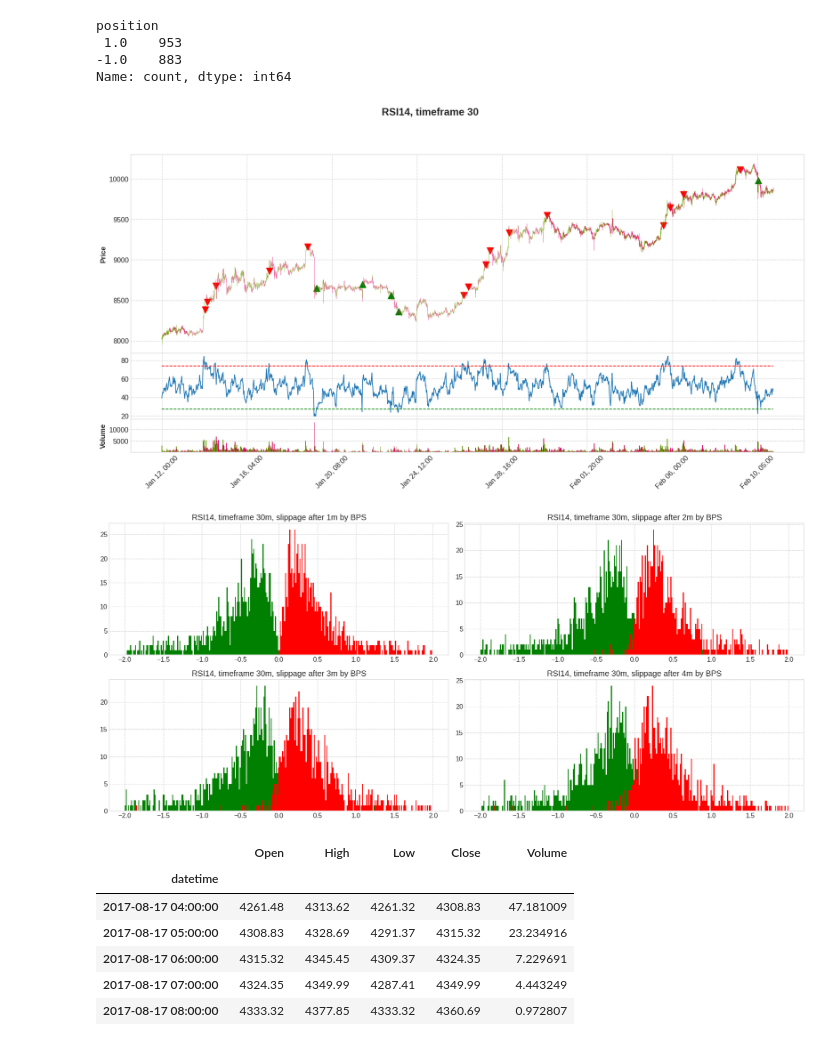
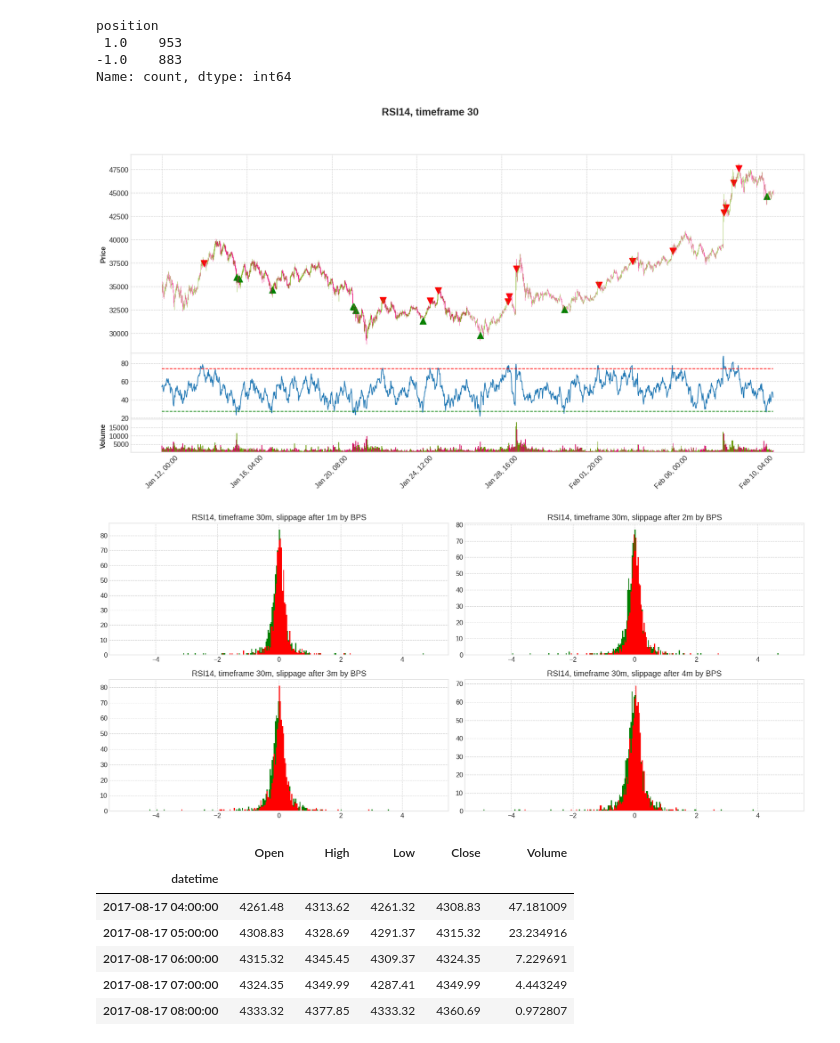
Before and after one commit to sharavsambuu/trading-cost-analysis, a Jupyter notebook: crypto_rsi_slippage.ipynb, the cells around one changed output. Cells and saved outputs as stored; diff of their text form; code cells hidden in the pictures.

```diff
--- a/crypto_rsi_slippage.ipynb
+++ b/crypto_rsi_slippage.ipynb
@@ -96,30 +96,30 @@ position
 -1.0    883
 Name: count, dtype: int64
 # %%
-plot_df = df["2020-01-12":"2020-02-10"].copy(deep=True)
+plot_df = df["2021-01-12":"2021-02-10"].copy(deep=True)
 
 plot_df['rsi_lower'     ] = rsi_lower
 plot_df['rsi_upper'     ] = rsi_upper
 plot_df['short_position'] = np.nan
 plot_df['long_position' ] = np.nan
 plot_df['short_position'] = plot_df[plot_df['position']==-1]['Close']
 plot_df['long_position' ] = plot_df[plot_df['position']== 1]['Close']
 
 apds = [
     mpf.make_addplot(plot_df['long_position' ], panel=0, type='scatter', markersize=120, marker='^', color='g'),
     mpf.make_addplot(plot_df['short_position'], panel=0, type='scatter', markersize=120, marker='v', color='r'),
     mpf.make_addplot(plot_df[f"rsi_{rsi_period}"], panel=1),
     mpf.make_addplot(plot_df[f"rsi_lower"], panel=1, color='g', linestyle='--'),
     mpf.make_addplot(plot_df[f"rsi_upper"], panel=1, color='r', linestyle='--'),
     ]
 
 mpf.plot(
     plot_df, type='candle', addplot=apds, figsize=(22, 10), figscale=1.6,
     title=f"RSI{rsi_period}, timeframe {timeframe_by_minute}",
     style='binance', volume=True, volume_panel=2, panel_ratios=(6,2,1), show_nontrading=False
     )
 # %% [output]
-[figure, old version]
+[figure, new version]
 # %%
 # Mapping entry prices from higher timeframe to lower timeframe in order to analyze slippages
 # Scenario is like when signal is generated based on Close price of higher timerframe, so we
@@ -165,7 +166,7 @@ for executed_after_minute in range(1, 4+1):
 
 _, axs = plt.subplots(2, 2, figsize=(18, 8))
 
-range_by_bps = (-2.0, 2.0)
+range_by_bps = (-5.0, 5.0)
 
 l11 = axs[0,0].hist(df_eval[df_eval[f"long_slippage1_bps" ].notnull()][f"long_slippage1_bps" ].values, bins=300, range=range_by_bps, label="Long slippage BPS" , color='g')
 l12 = axs[0,0].hist(df_eval[df_eval[f"short_slippage1_bps"].notnull()][f"short_slippage1_bps"].values, bins=300, range=range_by_bps, label="Short slippage BPS", color='r')
@@ -186,7 +187,7 @@ axs[1,1].set_title(f"RSI{rsi_period}, timeframe {timeframe_by_minute}m, slippage
 plt.tight_layout()
 plt.show();
 # %% [output]
-[figure, old version]
+[figure, new version]
 # %%
 df_ = pd.read_csv("./data/BTCUSDT.csv", parse_dates=True)
 df_ = df_.set_index(pd.DatetimeIndex(df_['datetime']))
```
Also changed, not shown: parts of 16 cells of this notebook, 2 other files.
